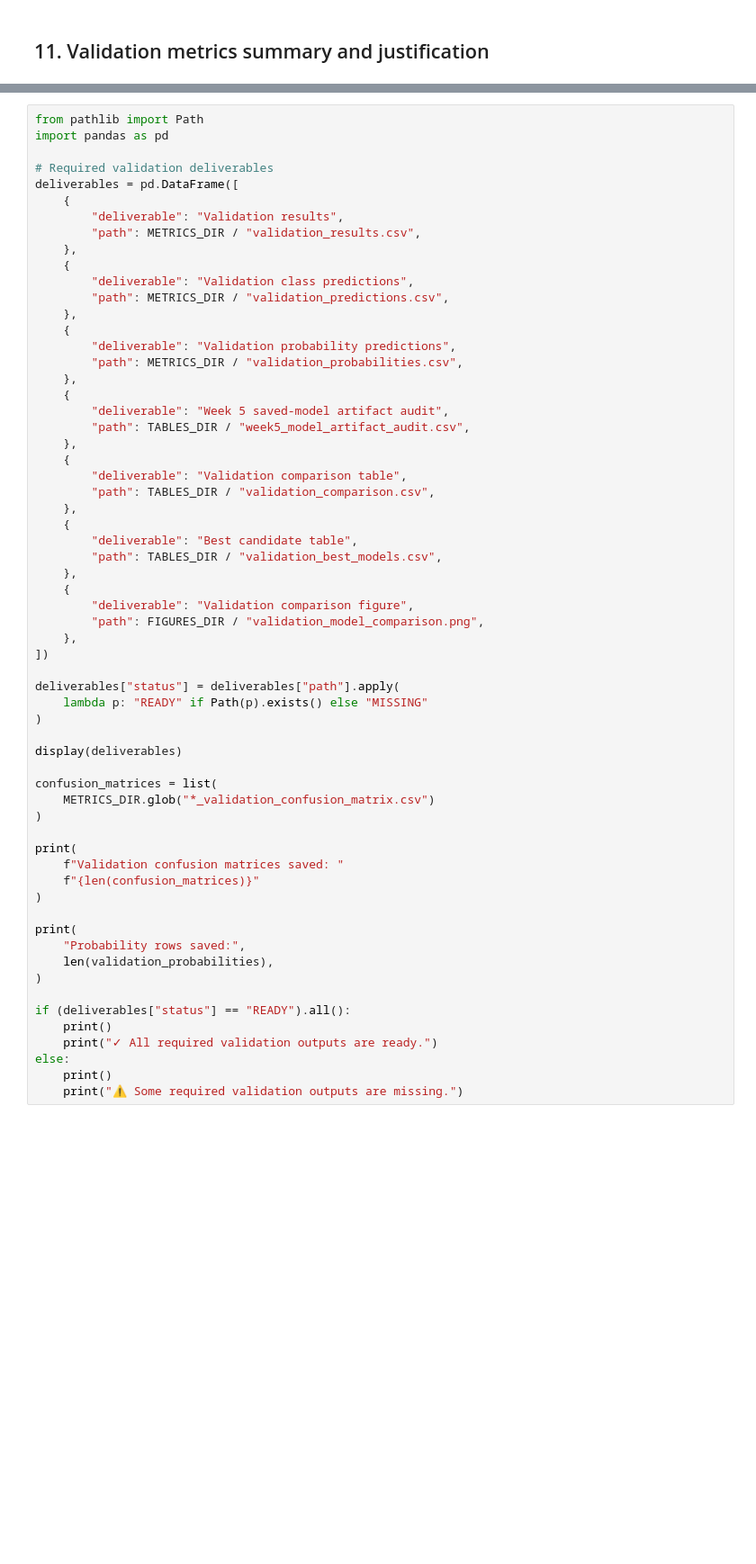
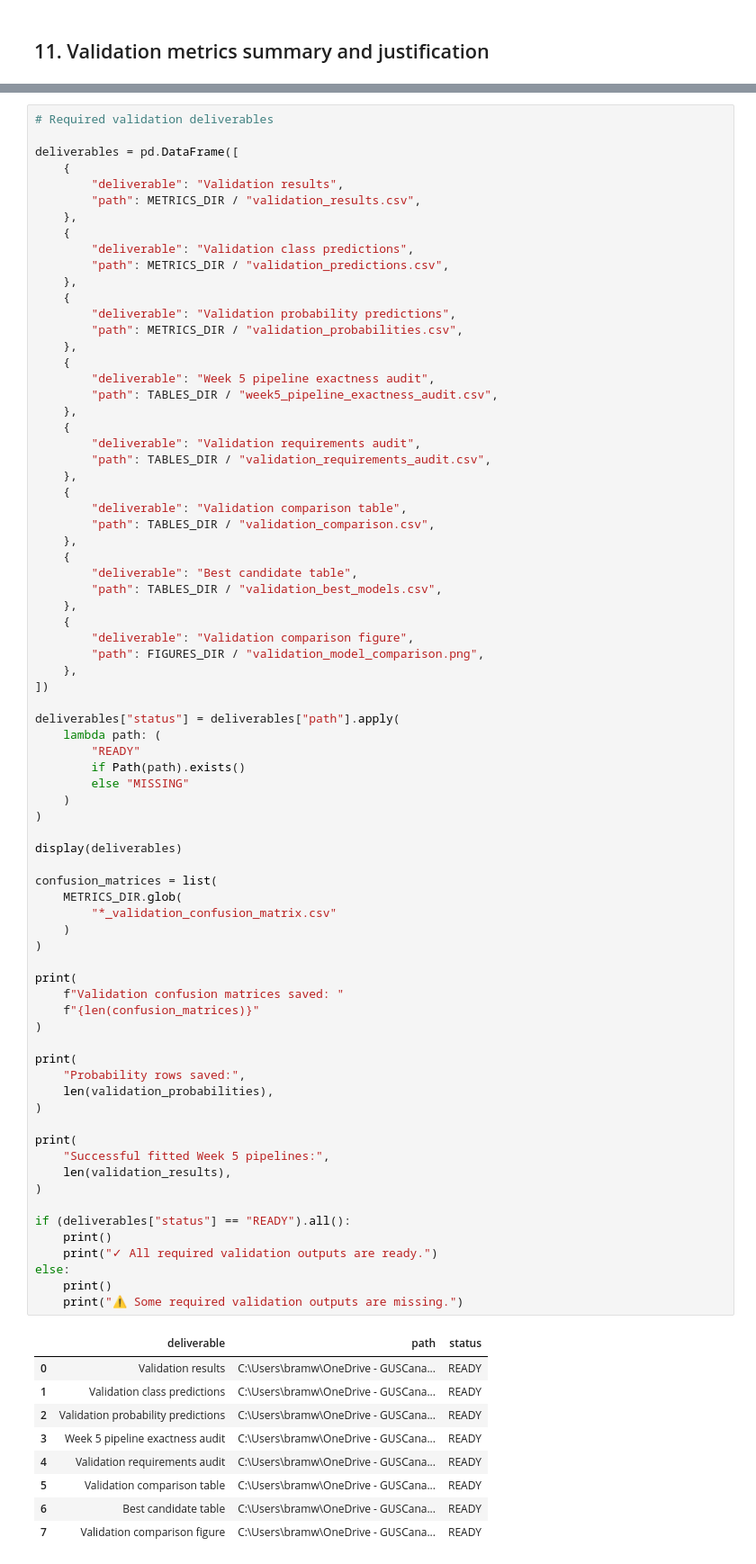
Before and after one commit to obramwell/AI-Assisted-Screening-of-Parkinson-s-Disease, a Jupyter notebook: notebooks/12a_validation_evaluation.ipynb, the cells around one changed output, grey strips where cells are left out. Shown at 90% size. Cells and saved outputs as stored; diff of their text form; blank space fills up the shorter version.

```diff
--- a/notebooks/12a_validation_evaluation.ipynb
+++ b/notebooks/12a_validation_evaluation.ipynb
@@ -953,8 +1371,6 @@ print(
 # %%
-from pathlib import Path
-import pandas as pd
+# Required validation deliverables
 
-# Required validation deliverables
 deliverables = pd.DataFrame([
     {
         "deliverable": "Validation results",
@@ -969,8 +1385,12 @@ deliverables = pd.DataFrame([
         "path": METRICS_DIR / "validation_probabilities.csv",
     },
     {
-        "deliverable": "Week 5 saved-model artifact audit",
-        "path": TABLES_DIR / "week5_model_artifact_audit.csv",
+        "deliverable": "Week 5 pipeline exactness audit",
+        "path": TABLES_DIR / "week5_pipeline_exactness_audit.csv",
+    },
+    {
+        "deliverable": "Validation requirements audit",
+        "path": TABLES_DIR / "validation_requirements_audit.csv",
     },
     {
         "deliverable": "Validation comparison table",
@@ -983,32 +1403,53 @@ deliverables = pd.DataFrame([
     {
         "deliverable": "Validation comparison figure",
         "path": FIGURES_DIR / "validation_model_comparison.png",
     },
 ])
 
 deliverables["status"] = deliverables["path"].apply(
-    lambda p: "READY" if Path(p).exists() else "MISSING"
+    lambda path: (
+        "READY"
+        if Path(path).exists()
+        else "MISSING"
+    )
 )
 
 display(deliverables)
 
 confusion_matrices = list(
-    METRICS_DIR.glob("*_validation_confusion_matrix.csv")
+    METRICS_DIR.glob(
+        "*_validation_confusion_matrix.csv"
+    )
 )
 
 print(
     f"Validation confusion matrices saved: "
     f"{len(confusion_matrices)}"
 )
 
 print(
     "Probability rows saved:",
     len(validation_probabilities),
 )
 
+print(
+    "Successful fitted Week 5 pipelines:",
+    len(validation_results),
+)
+
 if (deliverables["status"] == "READY").all():
     print()
     print("✓ All required validation outputs are ready.")
 else:
     print()
     print("⚠ Some required validation outputs are missing.")
+# %% [output]
+|  | deliverable | path | status |
+| 0 | Validation results | C:\Users\bramw\OneDrive - GUSCana... | READY |
+| 1 | Validation class predictions | C:\Users\bramw\OneDrive - GUSCana... | READY |
+| 2 | Validation probability predictions | C:\Users\bramw\OneDrive - GUSCana... | READY |
+| 3 | Week 5 pipeline exactness audit | C:\Users\bramw\OneDrive - GUSCana... | READY |
+| 4 | Validation requirements audit | C:\Users\bramw\OneDrive - GUSCana... | READY |
+| 5 | Validation comparison table | C:\Users\bramw\OneDrive - GUSCana... | READY |
+| 6 | Best candidate table | C:\Users\bramw\OneDrive - GUSCana... | READY |
+| 7 | Validation comparison figure | C:\Users\bramw\OneDrive - GUSCana... | READY |
```
Also changed, not shown: parts of 21 cells of this notebook, 18 other files.
